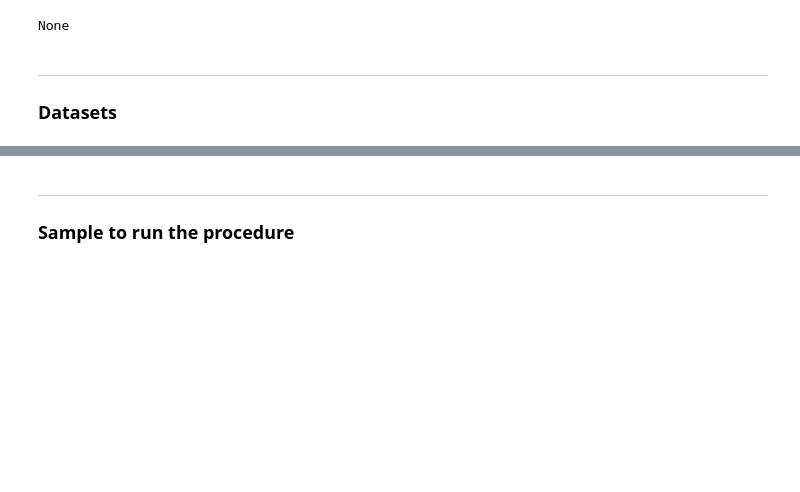
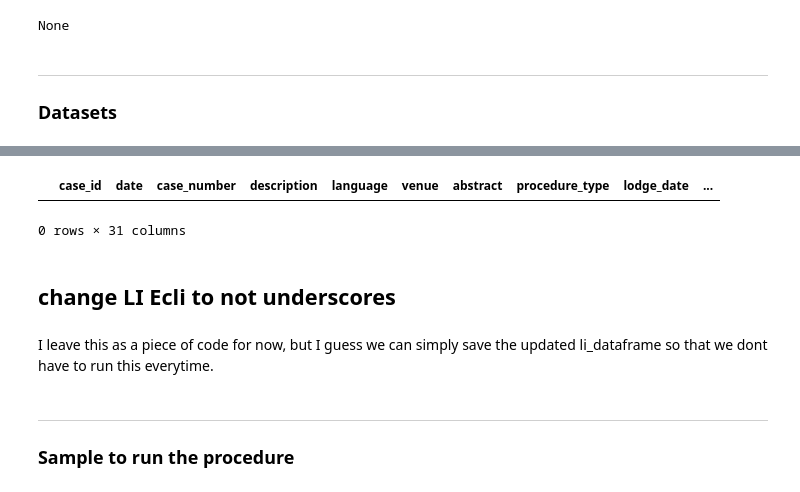
Before and after one commit to maastrichtlawtech/case-law-explorer, a Jupyter notebook: notebooks/database_datadump.ipynb, the cells around one changed output, grey strips where cells are left out. Cells and saved outputs as stored; diff of their text form; code cells hidden in the pictures; blank space fills up the shorter version.

```diff
--- a/notebooks/database_datadump.ipynb
+++ b/notebooks/database_datadump.ipynb
@@ -59,3 +59,12 @@ df_li_cases = pd.read_csv("../data_dump/legal_intelligence_cases.csv").replace(n
 df_case_opinion = pd.read_csv("../data_dump/case_opinion_from_advocate_general.csv").replace(np.nan, 'NULL', regex=True)
 df_case_citation = pd.read_csv("../data_dump/caselaw_citations.csv").replace(np.nan, 'NULL', regex=True)
 df_legislation_citation = pd.read_csv("../data_dump/legislation_citations.csv").replace(np.nan, 'NULL', regex=True)
+# %%
+df_case_opinion.head()
+# %% [output]
+|  | case_id | date | case_number | description | language | venue | abstract | procedure_type | lodge_date | ... |
+0 rows × 31 columns
+# %% [markdown]
+## change LI Ecli to not underscores
+# %% [markdown]
+ I leave this as a piece of code for now, but I guess we can simply save the updated li_dataframe so that we dont have to run this everytime.
```
Also changed, not shown: parts of 16 cells of this notebook.
